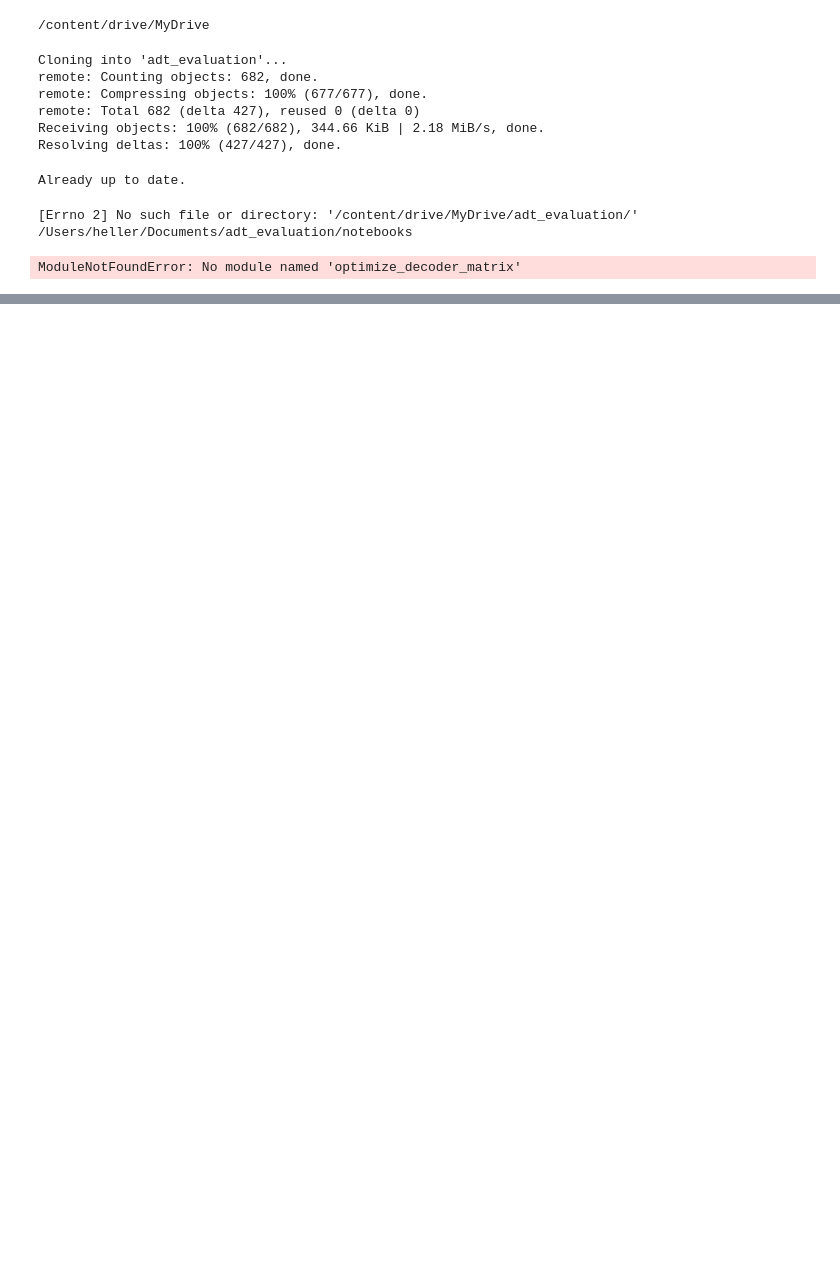
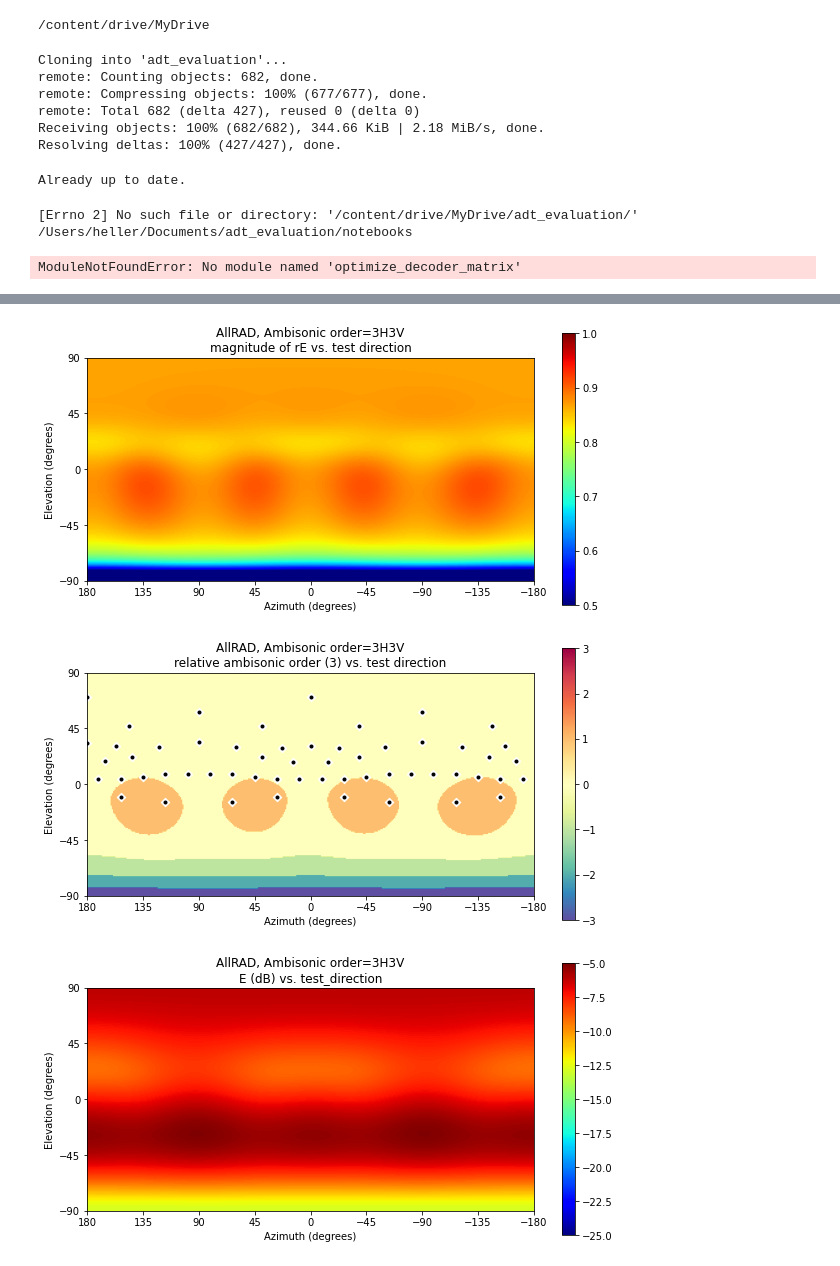
Before and after one commit to ajheller/adt_evaluation, a Jupyter notebook: notebooks/make_decoders.ipynb, the cells around one changed output, grey strips where cells are left out. Saved outputs shown, nothing was run; the diff lists cells and outputs as text; code cells hidden in the pictures; blank space fills up the shorter version.

```diff
--- a/notebooks/make_decoders.ipynb
+++ b/notebooks/make_decoders.ipynb
@@ -32,0 +41,6 @@ ModuleNotFoundError: No module named 'optimize_decoder_matrix'
+# %%
+M_opt, debug = odm.stage_test(3)
+# %% [output]
+[figure, added]
+[figure, added]
+[figure, added]
```
Also changed, not shown: parts of 4 cells of this notebook, 5 other files.
